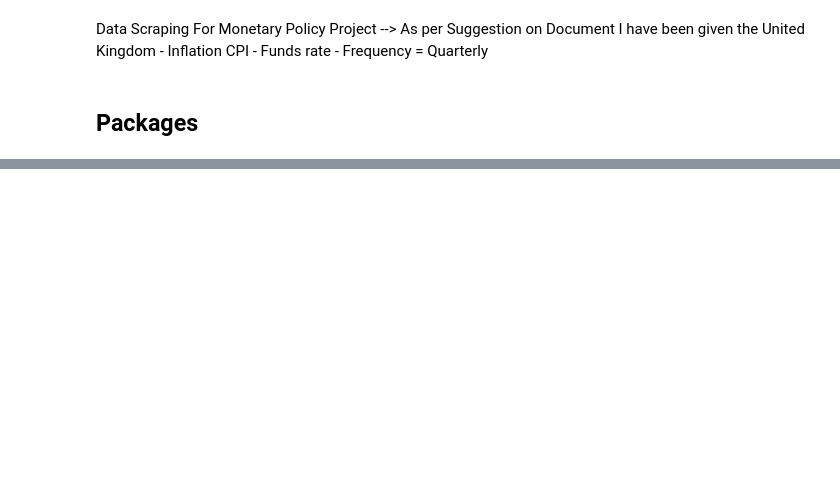
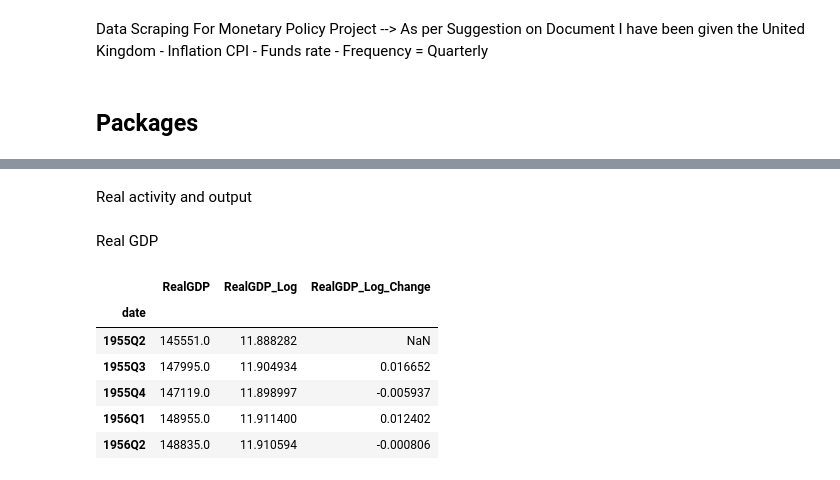
Before and after one commit to LorenzoAlessandro/Monetary-and-Financial-Macroeconometrics-Project, a Jupyter notebook: Data Retrieval .ipynb, the cells around one changed output, grey strips where cells are left out. Drawn from its saved outputs; the diff is of its cells as text; code cells hidden in the pictures; blank space fills up the shorter version.

```diff
--- a/Data Retrieval .ipynb
+++ b/Data Retrieval .ipynb
@@ -49,0 +127,41 @@ See the caveats in the documentation: https://pandas.pydata.org/pandas-docs/stab
+# %% [markdown]
+Real activity and output
+# %% [markdown]
+Real GDP
+# %%
+# Real GDP - Fred Data Base
+
+SERIES_ID_REAL_GDP = "NGDPRSAXDCGBQ"
+
+parameters = {
+    "series_id": SERIES_ID_REAL_GDP,
+    "api_key": API_KEY,
+    "file_type": "json",
+    "observation_start": "1955-04-01",
+    "observation_end": "2025-01-01"
+}
+
+response = requests.get(url, params=parameters)
+response.raise_for_status()
+data_fred_real_gdp = response.json()
+
+quarterly_uk_real_gdp_df = pd.DataFrame(data_fred_real_gdp["observations"])[["date", "value"]]
+quarterly_uk_real_gdp_df["date"] = pd.to_datetime(quarterly_uk_real_gdp_df["date"])
+quarterly_uk_real_gdp_df["value"] = pd.to_numeric(quarterly_uk_real_gdp_df["value"], errors="coerce")
+# Rename
+quarterly_uk_real_gdp_df = quarterly_uk_real_gdp_df.rename(columns={"value": "RealGDP"})
+quarterly_uk_real_gdp_df["date"] = quarterly_uk_real_gdp_df["date"].dt.to_period("Q")
+quarterly_uk_real_gdp_df = quarterly_uk_real_gdp_df.set_index("date")
+
+quarterly_uk_real_gdp_df["RealGDP_Log"] = np.log(quarterly_uk_real_gdp_df["RealGDP"])
+quarterly_uk_real_gdp_df["RealGDP_Log_Change"] = quarterly_uk_real_gdp_df["RealGDP_Log"].diff()
+
+quarterly_uk_real_gdp_df.head()
+# %% [output]
+|  | RealGDP | RealGDP_Log | RealGDP_Log_Change |
+| date |  |  |  |
+| 1955Q2 | 145551.0 | 11.888282 | NaN |
+| 1955Q3 | 147995.0 | 11.904934 | 0.016652 |
+| 1955Q4 | 147119.0 | 11.898997 | -0.005937 |
+| 1956Q1 | 148955.0 | 11.911400 | 0.012402 |
+| 1956Q2 | 148835.0 | 11.910594 | -0.000806 |
```
Also changed, not shown: parts of 11 cells of this notebook.
